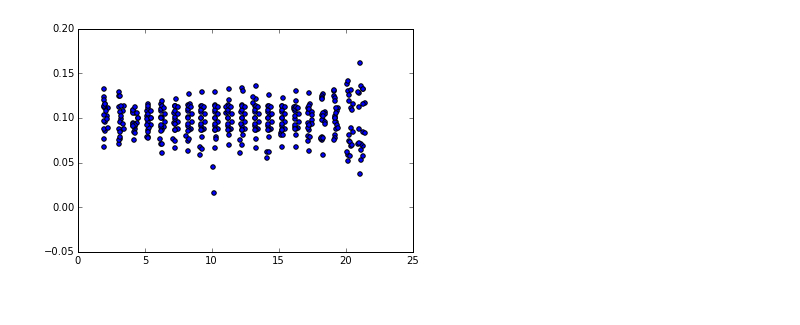
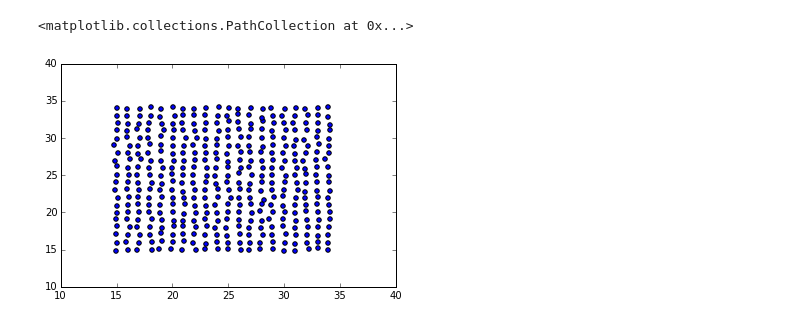
Before and after one commit to rahulporuri/computational_physics, a Jupyter notebook: moleclar_dynamics_working.ipynb, the cells around one changed output. Cells and saved outputs as stored; diff of their text form; code cells hidden in the pictures.

Commit message:
mol dyn working update - normal dist vel

```diff
--- a/moleclar_dynamics_working.ipynb
+++ b/moleclar_dynamics_working.ipynb
@@ -8,26 +17,36 @@ import scipy.spatial.distance as spd
 # %%
+#n = 400 # number of atoms in the system
+#e = sigma = 1.
+#system = np.zeros([n,2,2])
+# initialization
+#for i in xrange(n):
+#    system[i][0][0] = i%20 # positions in a 3X3 lattice
+#    system[i][0][1] = i/20 # 3 is the square root of 9. if n is changed, so should this value!
+    #system[i][1] = np.array([0.1,0.1]) # x & y momenta = 1
+#    system[i][1] = np.array([np.random.normal(),np.random.normal()])
+    #system[i][1][0] = 1 # positions in a 3X3 lattice
+    #system[i][1][1] = 1 # 3 is the square root of 9. if n is changed, so should this value!
+
 n = 400 # number of atoms in the system
 #e = sigma = 1.
 system = np.zeros([n,2,2])
 # initialization
 for i in xrange(n):
-    system[i][0][0] = i%20 # positions in a 3X3 lattice
-    system[i][0][1] = i/20 # 3 is the square root of 9. if n is changed, so should this value!
-    #system[i][1] = np.array([0.1,0.1]) # x & y momenta = 1
-    system[i][1][0] = 0.1 # positions in a 3X3 lattice
-    system[i][1][1] = 0.1 # 3 is the square root of 9. if n is changed, so should this value!
+    system[i][0][0] = i%20 + 15 # positions in a 3X3 lattice
+    system[i][0][1] = i/20 + 15 # 3 is the square root of 9. if n is changed, so should this value!
+    system[i][1] = np.array([np.random.normal(),np.random.normal()])
 
 def update_position():
     for i in xrange(len(system)):
         system[i][0] += system[i][1]*step
         if system[i][0][0] > 50:
-            system[i][0][0] = system[i][0][0]%100
+            system[i][0][0] = system[i][0][0]%50
         if system[i][0][1] > 50:
-            system[i][0][0] = system[i][0][0]/100
-        if system[i][0][0] < -50:
-            system[i][0][0] = system[i][0][0]%100
-        if system[i][0][1] < -50:
-            system[i][0][0] += 100
+            system[i][0][0] = system[i][0][0]/50
+        if system[i][0][0] < -0:
+            system[i][0][0] = system[i][0][0]%50
+        if system[i][0][1] < -0:
+            system[i][0][1] += 50
     return system
 
 def update_momentum():
@@ -65,10 +84,10 @@ def radial_number_density():
 
 initial_dist = radial_number_density()
 
-#step = 1./np.power(10,3)
-step = 1.
+step = 1.*milli
+#step = 1.
 
-for timestep in range(20):
+for timestep in range(100):
     start_time = time.time()
     update_momentum()
     print "first momemtum update %f" %(time.time()-start_time)
@@ -152,9 +155,11 @@ array([[[  2.22019882,   1.90295076],
 # %%
 x = []
 y = []
 for i in xrange(len(system)):
     x.append(system[i][0][0])
-    y.append(system[i][1][1])
+    y.append(system[i][0][1])
 plt.scatter(x,y);
+#plt.ylim([-200,200])
 # %% [output]
+<matplotlib.collections.PathCollection at 0x...>
-[figure, old version]
+[figure, new version]
```
Also changed, not shown: parts of 7 cells of this notebook.
